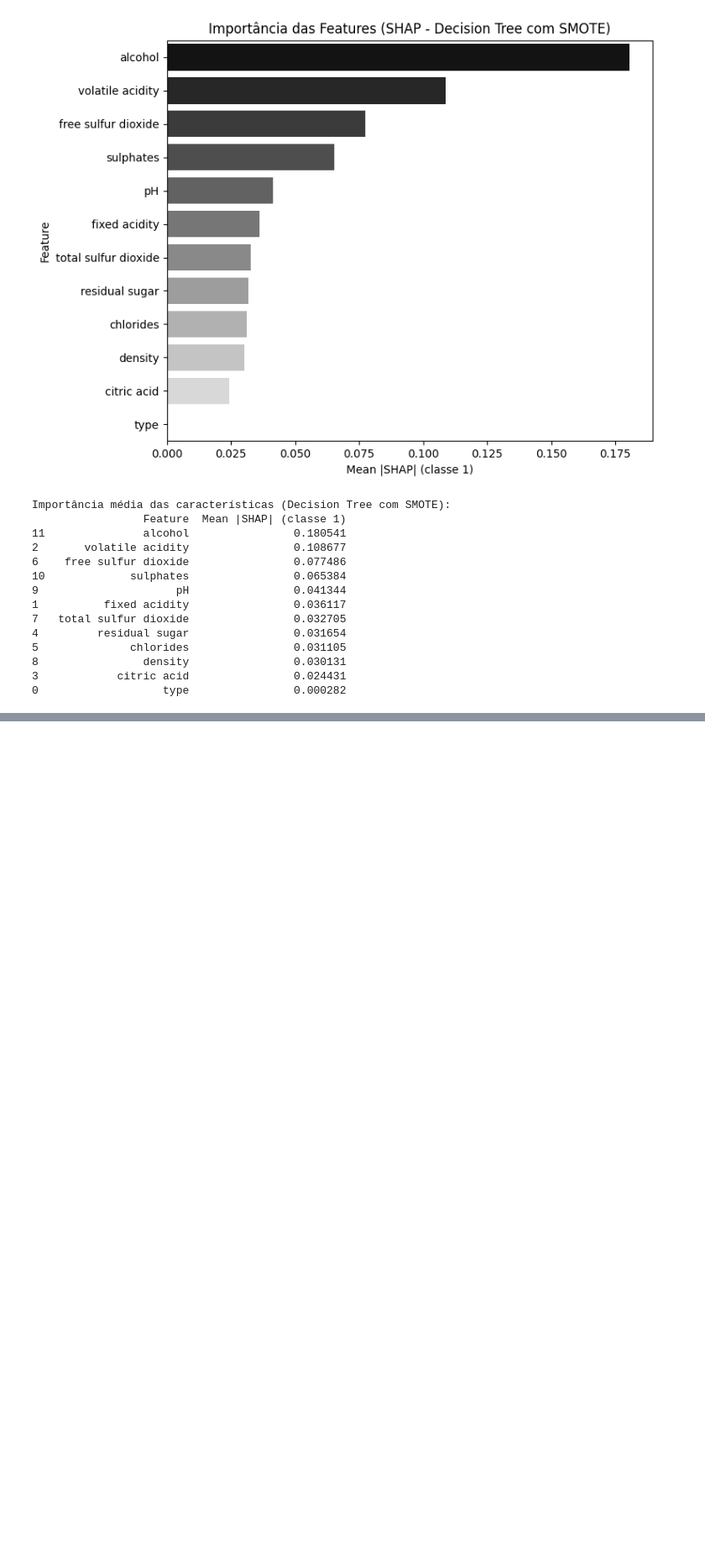
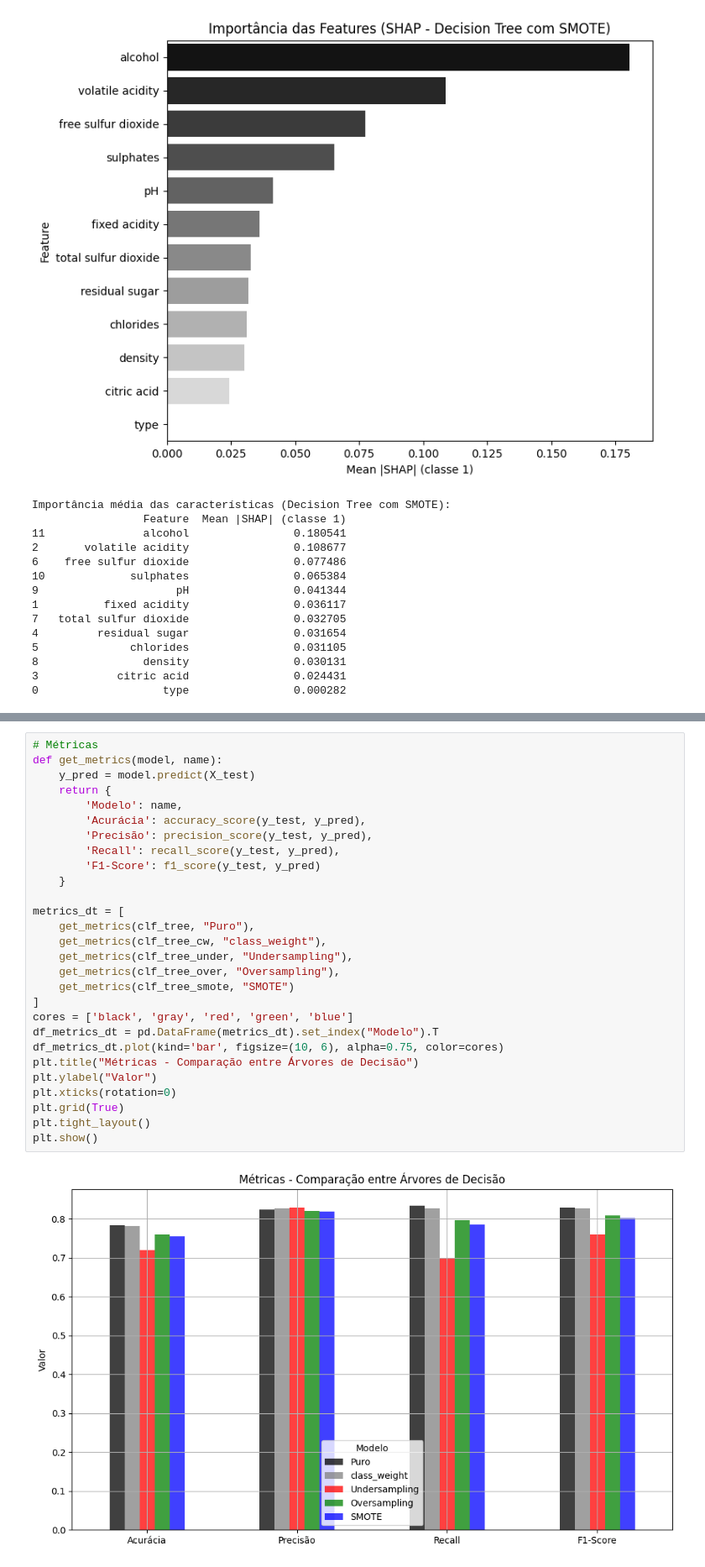
Before and after one commit to BMateusSs/Projeto-PSI3, a Jupyter notebook: decision_tree_wine_quality.ipynb, the cells around one changed output, grey strips where cells are left out. Shown at 84% size. Cells and saved outputs as stored; diff of their text form; blank space fills up the shorter version.

```diff
--- a/decision_tree_wine_quality.ipynb
+++ b/decision_tree_wine_quality.ipynb
@@ -845,0 +905,30 @@ Importância média das características (Decision Tree com SMOTE):
+# %%
+# Métricas
+def get_metrics(model, name):
+    y_pred = model.predict(X_test)
+    return {
+        'Modelo': name,
+        'Acurácia': accuracy_score(y_test, y_pred),
+        'Precisão': precision_score(y_test, y_pred),
+        'Recall': recall_score(y_test, y_pred),
+        'F1-Score': f1_score(y_test, y_pred)
+    }
+
+metrics_dt = [
+    get_metrics(clf_tree, "Puro"),
+    get_metrics(clf_tree_cw, "class_weight"),
+    get_metrics(clf_tree_under, "Undersampling"),
+    get_metrics(clf_tree_over, "Oversampling"),
+    get_metrics(clf_tree_smote, "SMOTE")
+]
+cores = ['black', 'gray', 'red', 'green', 'blue']
+df_metrics_dt = pd.DataFrame(metrics_dt).set_index("Modelo").T
+df_metrics_dt.plot(kind='bar', figsize=(10, 6), alpha=0.75, color=cores)
+plt.title("Métricas - Comparação entre Árvores de Decisão")
+plt.ylabel("Valor")
+plt.xticks(rotation=0)
+plt.grid(True)
+plt.tight_layout()
+plt.show()
+# %% [output]
+[figure, added]
```
Also changed, not shown: parts of 10 cells of this notebook, 1 other file.
